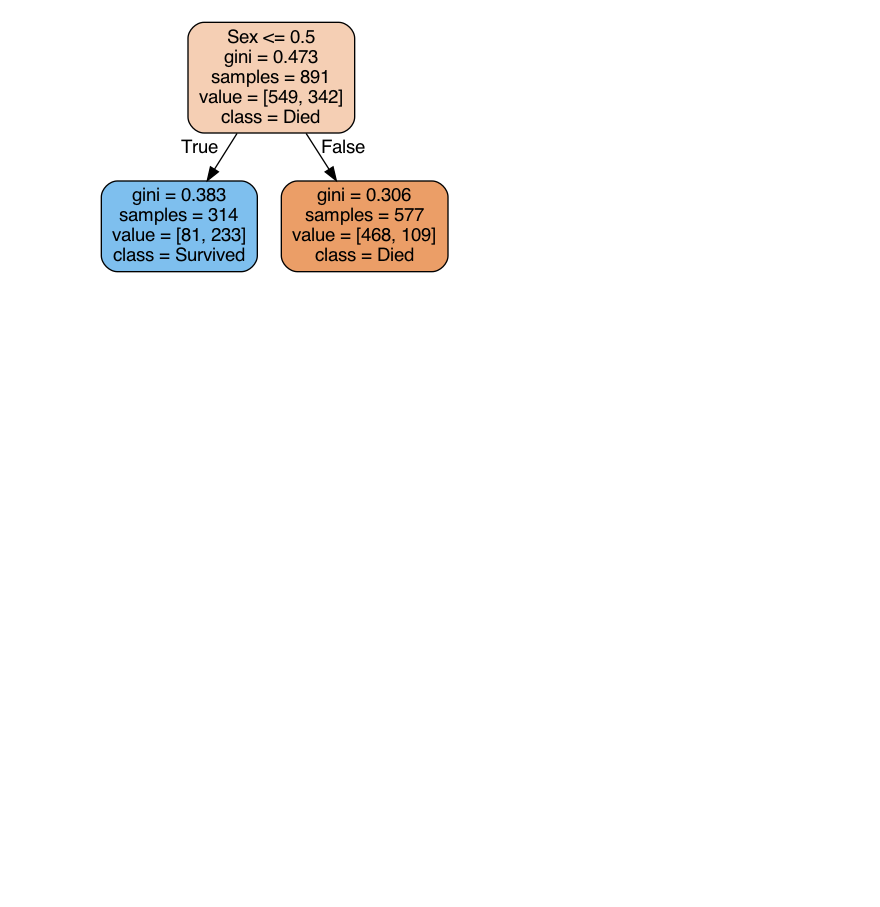
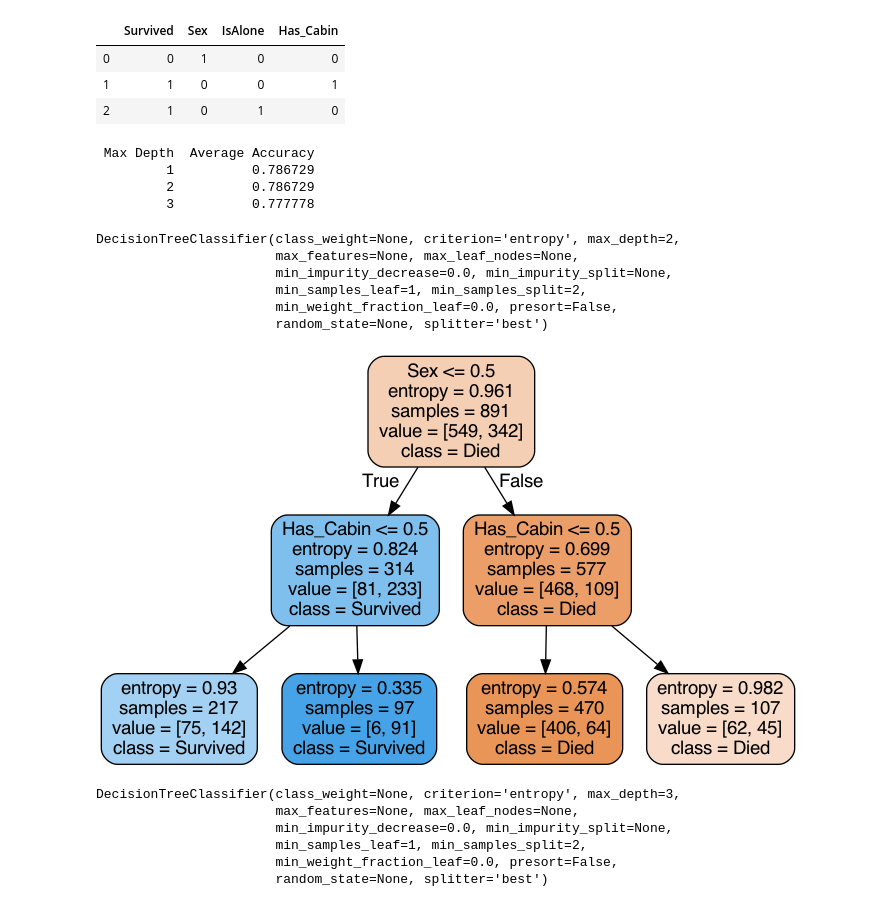
Before and after one commit to chenjieyang326/Econ-211, a Jupyter notebook: titanic_decision_tree.ipynb, the cells around one changed output. Saved outputs shown, nothing was run; the diff lists cells and outputs as text; code cells hidden in the pictures; blank space fills up the shorter version.

```diff
--- a/titanic_decision_tree.ipynb
+++ b/titanic_decision_tree.ipynb
@@ -26,17 +28,24 @@ test = pd.read_csv('clean_test.csv')
 # %%
 # Showing overview of the train dataset
-train.head(3)
+train = train[['Survived','Sex','IsAlone','Has_Cabin']]
+# %%
+train.head(3)
+# %% [output]
+|  | Survived | Sex | IsAlone | Has_Cabin |
+| 0 | 0 | 1 | 0 | 0 |
+| 1 | 1 | 0 | 0 | 1 |
+| 2 | 1 | 0 | 1 | 0 |
 # %%
 cv = KFold(n_splits=10)            # Desired number of Cross Validation folds
 accuracies = list()
-max_attributes = len(list(test))
+max_attributes = len(list(train))-1
 depth_range = range(1, max_attributes + 1)
 
 # Testing max_depths from 1 to max attributes
 # Uncomment prints for details about each Cross Validation pass
 for depth in depth_range:
     fold_accuracy = []
-    tree_model = tree.DecisionTreeClassifier(max_depth = depth)
+    tree_model = tree.DecisionTreeClassifier(max_depth = depth, criterion = 'entropy')
     # print("Current max depth: ", depth, "\n")
     for train_fold, valid_fold in cv.split(train):
         f_train = train.loc[train_fold] # Extract train data with cv indices
@@ -51,40 +60,56 @@ for depth in depth_range:
     avg = sum(fold_accuracy)/len(fold_accuracy)
     accuracies.append(avg)
 
-# Just to show results conveniently
 df = pd.DataFrame({"Max Depth": depth_range, "Average Accuracy": accuracies})
 df = df[["Max Depth", "Average Accuracy"]]
 print(df.to_string(index=False))
+# %% [output]
+ Max Depth  Average Accuracy
+         1          0.786729
+         2          0.786729
+         3          0.777778
 # %%
 # Create Numpy arrays of train, test and target (Survived) dataframes to feed into our models
 y_train = train['Survived']
 x_train = train.drop(['Survived'], axis=1).values
-x_test = test.values
-
-decision_tree = tree.DecisionTreeClassifier(max_depth = 1)
-decision_tree.fit(x_train, y_train)
-
-# Predicting results for test dataset
-y_pred = decision_tree.predict(x_test)
+decision_tree_depth2 = tree.DecisionTreeClassifier(max_depth = 2, criterion = 'entropy')
+decision_tree_depth2.fit(x_train, y_train)
+# %% [output]
+DecisionTreeClassifier(class_weight=None, criterion='entropy', max_depth=2,
+                       max_features=None, max_leaf_nodes=None,
+                       min_impurity_decrease=0.0, min_impurity_split=None,
+                       min_samples_leaf=1, min_samples_split=2,
+                       min_weight_fraction_leaf=0.0, presort=False,
+                       random_state=None, splitter='best')
 # %%
 # Export our trained model as a .dot file
 with open("tree1.dot", 'w') as f:
-     f = tree.export_graphviz(decision_tree,
+     f = tree.export_graphviz(decision_tree_depth2,
                               out_file=f,
                               max_depth = 2,
                               impurity = True,
                               feature_names = list(train.drop(['Survived'], axis=1)),
                               class_names = ['Died', 'Survived'],
                               rounded = True,
                               filled= True )
 
 #Convert .dot to .png to allow display in web notebook
 check_call(['dot','-Tpng','tree1.dot','-o','tree1.png'])
 
 # Annotating chart with PIL
 img = Image.open("tree1.png")
 draw = ImageDraw.Draw(img)
 img.save('sample-out.png')
 PImage("sample-out.png")
 # %% [output]
-[figure, old version]
+[figure, new version]
+# %%
+decision_tree_depth3 = tree.DecisionTreeClassifier(max_depth = 3, criterion = 'entropy')
+decision_tree_depth3.fit(x_train, y_train)
+# %% [output]
+DecisionTreeClassifier(class_weight=None, criterion='entropy', max_depth=3,
+                       max_features=None, max_leaf_nodes=None,
+                       min_impurity_decrease=0.0, min_impurity_split=None,
+                       min_samples_leaf=1, min_samples_split=2,
+                       min_weight_fraction_leaf=0.0, presort=False,
+                       random_state=None, splitter='best')
```
Also changed, not shown: parts of 3 cells of this notebook, 8 other files.
